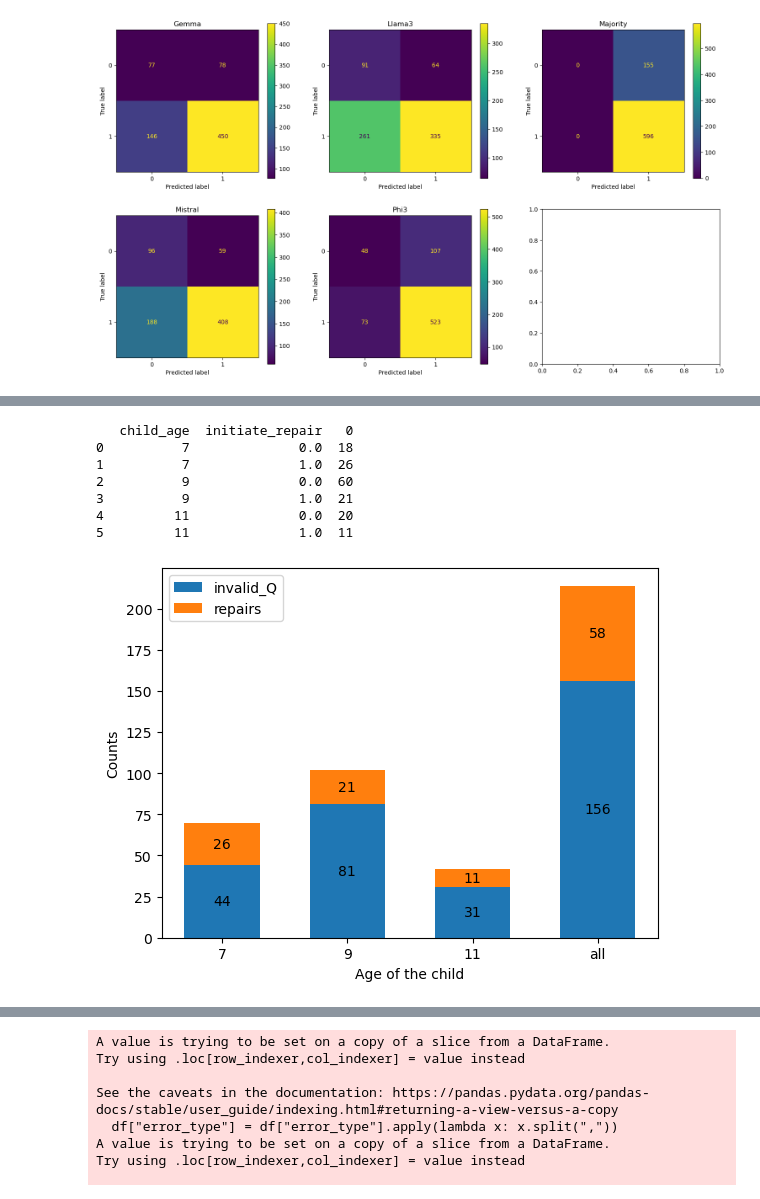
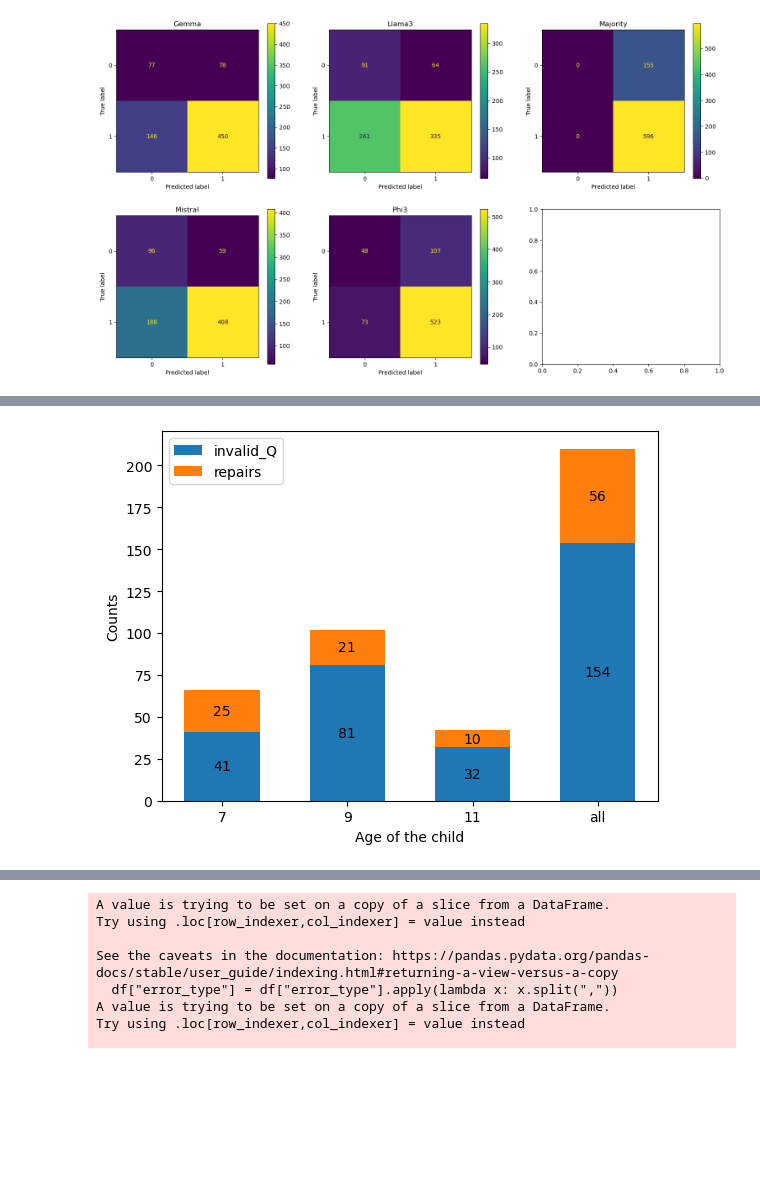
Before and after one commit to abhishek-agrawal94/common-ground, a Jupyter notebook: stats.ipynb, the cells around one changed output, grey strips where cells are left out. Drawn from its saved outputs; the diff is of its cells as text; code cells hidden in the pictures; blank space fills up the shorter version.

```diff
--- a/stats.ipynb
+++ b/stats.ipynb
@@ -245,7 +79,7 @@ import matplotlib.pyplot as plt
 import numpy as np
 
 csv_files = glob("data/prompts/*.csv")
-df_concat = pd.concat([pd.read_csv(f, delimiter=';') for f in csv_files], ignore_index=True)
+df_concat = pd.concat([pd.read_csv(f) for f in csv_files], ignore_index=True)
 df_concat = df_concat[~df_concat["guesser_type"].isna()]
 #print(df_concat["guesser_type"].unique())
 
@@ -255,8 +89,8 @@ df_child_guess = df_concat[df_concat["guesser_type"]=="child"]
 #result = df_child_guess[df_child_guess['is_valid'].notnull() & df_child_guess['llama3'].isnull()]
 #print(result)
 
-df_child_guess = df_child_guess[~df_child_guess["is_valid"].isna()]
-df_child_guess = df_child_guess[df_child_guess["is_valid"] == 0]
+df_child_guess = df_child_guess[~df_child_guess["agreement"].isna()]
+df_child_guess = df_child_guess[df_child_guess["agreement"] == 0]
 temp_df = df_child_guess.groupby(["child_age", "initiate_repair"]).size().reset_index()
 #print(temp_df)
 temp_df = temp_df.rename(columns={0: "values"})
@@ -265,38 +99,31 @@ temp_df = temp_df.rename(columns={0: "values"})
 ages = ["7", "9", "11", "all"]
 
 counts = {"invalid_Q": [], "repairs":[]}
 
 for age in sorted(temp_df["child_age"].unique()):
     counts["invalid_Q"].append(temp_df[temp_df["child_age"] == age]["values"].sum())
     counts["repairs"].append(temp_df.loc[(temp_df['child_age'] == age) & (temp_df['initiate_repair'] == 1), 'values'].values[0])
 
 counts["invalid_Q"].append(temp_df["values"].sum())
 counts["repairs"].append(temp_df[temp_df["initiate_repair"] == 1]["values"].sum())
 
 width = 0.6  # the width of the bars: can also be len(x) sequence
 
 
 fig, ax = plt.subplots()
 bottom = np.zeros(4)
 
 for item, item_count in counts.items():
     p = ax.bar(ages, item_count, width, label=item, bottom=bottom)
     bottom += item_count
 
     ax.bar_label(p, label_type='center')
 
 #ax.set_title('Number of penguins by sex')
 ax.set_xlabel('Age of the child')
 ax.set_ylabel('Counts')
 ax.legend()
 
 plt.show()
 # %% [output]
-   child_age  initiate_repair   0
-0          7              0.0  18
-1          7              1.0  26
-2          9              0.0  60
-3          9              1.0  21
-4         11              0.0  20
-5         11              1.0  11
-[figure, old version]
+[figure, new version]
```
Also changed, not shown: parts of 13 cells of this notebook, 1 other file.
